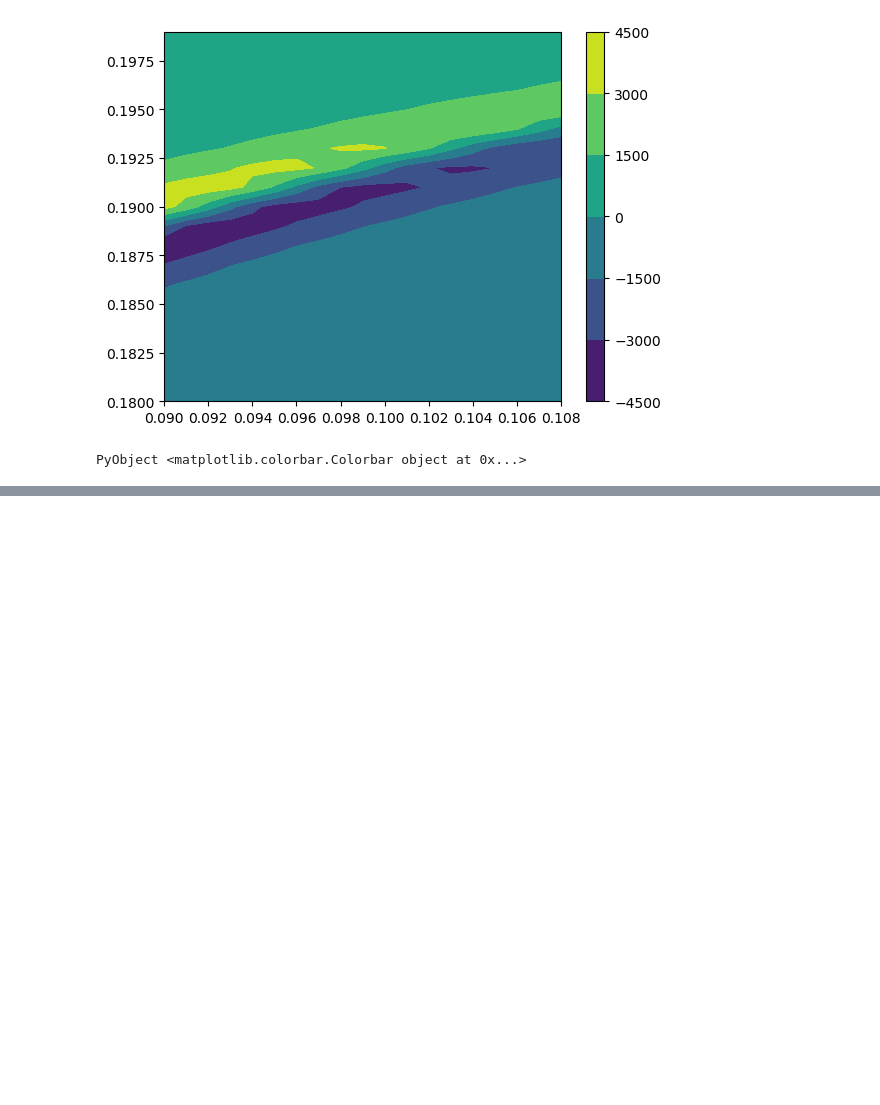
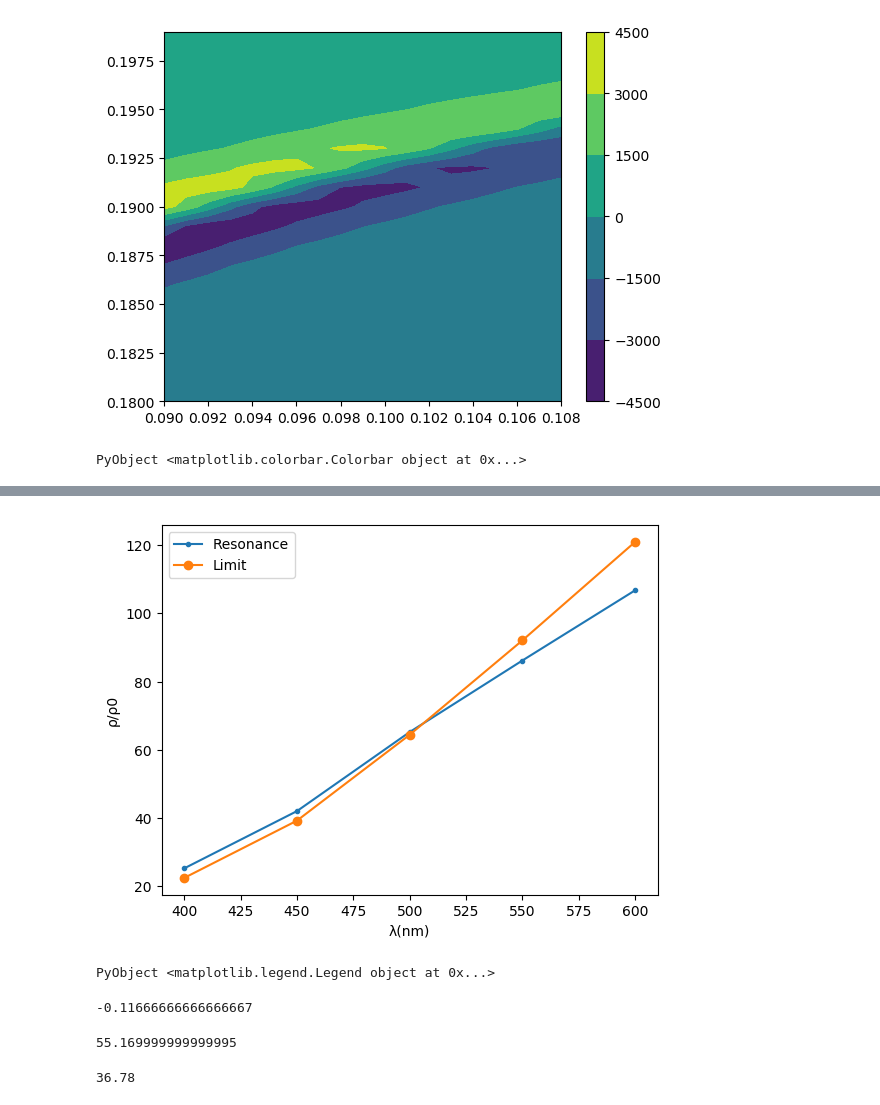
Before and after one commit to WenjieYao/LDOSOptimization, a Jupyter notebook: Summary.ipynb, the cells around one changed output, grey strips where cells are left out. Cells and saved outputs as stored; diff of their text form; code cells hidden in the pictures; blank space fills up the shorter version.

Commit message:
Update sphere resonance

```diff
--- a/Summary.ipynb
+++ b/Summary.ipynb
@@ -929,0 +1286,25 @@ PyObject <matplotlib.image.AxesImage object at 0x...>
+# %%
+λ = [400 450 500 550 600]
+a = [128 155 180 203 226]
+ρs = [25.2 42.0 65.2 86.2 106.8]
+ρm = [22.4 39.2 64.4 92.1 121.0]
+plot(λ[:],ρs[:],".-",label="Resonance")
+plot(λ[:],ρm[:],"o-",label="Limit")
+xlabel("λ(nm)")
+ylabel("ρ/ρ0")
+legend()
+# %% [output]
+[figure, added]
+PyObject <matplotlib.legend.Legend object at 0x...>
+# %%
+(106-120)/120
+# %% [output]
+-0.11666666666666667
+# %%
+662.04/12
+# %% [output]
+55.169999999999995
+# %%
+606.87/11/1.5
+# %% [output]
+36.78
```
Also changed, not shown: parts of 2 cells of this notebook, 28 other files.
